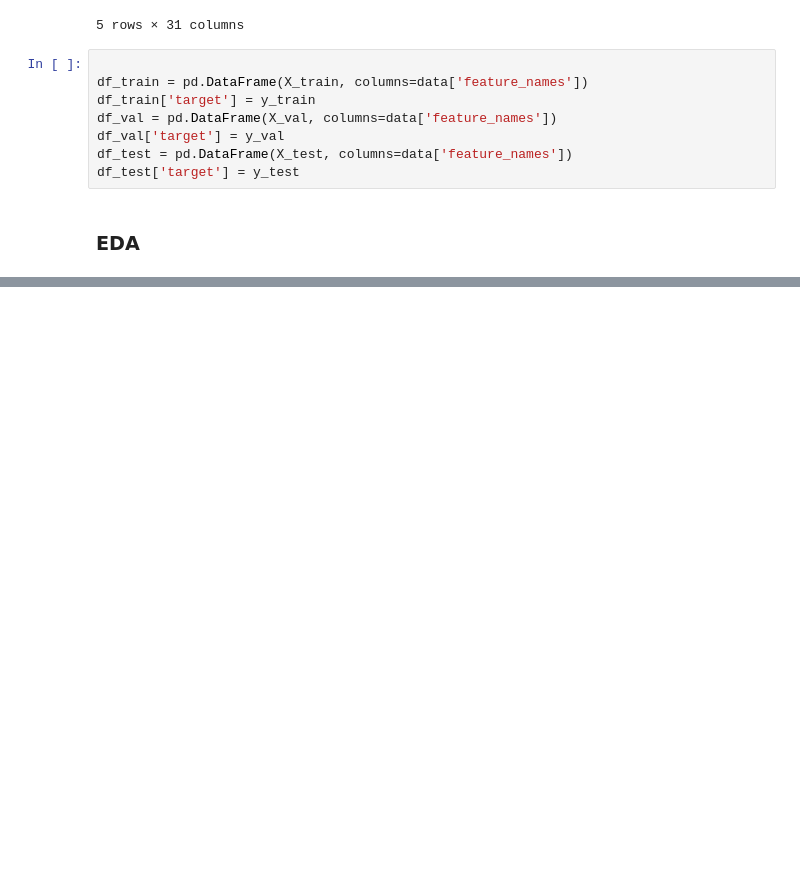
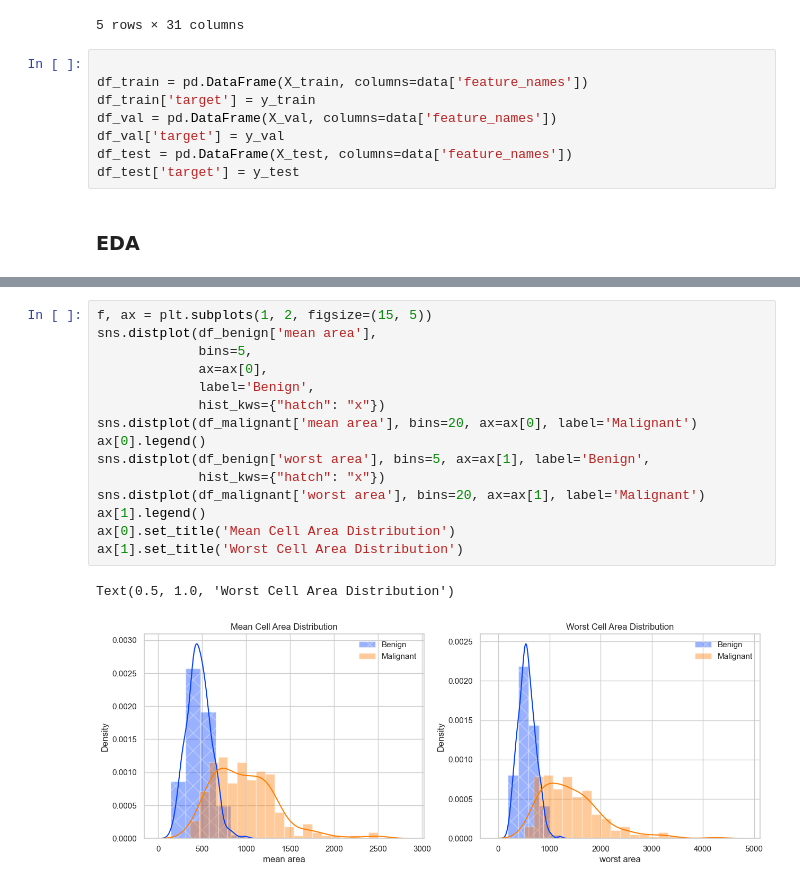
Before and after one commit to sguys99/self-study, a Jupyter notebook: xai/xai_book/ch04/ch04.ipynb, the cells around one changed output, grey strips where cells are left out. Saved outputs shown, nothing was run; the diff lists cells and outputs as text; blank space fills up the shorter version.

```diff
--- a/xai/xai_book/ch04/ch04.ipynb
+++ b/xai/xai_book/ch04/ch04.ipynb
@@ -154,0 +192,18 @@ df_test['target'] = y_test
+# %%
+f, ax = plt.subplots(1, 2, figsize=(15, 5))
+sns.distplot(df_benign['mean area'],
+             bins=5,
+             ax=ax[0],
+             label='Benign',
+             hist_kws={"hatch": "x"})
+sns.distplot(df_malignant['mean area'], bins=20, ax=ax[0], label='Malignant')
+ax[0].legend()
+sns.distplot(df_benign['worst area'], bins=5, ax=ax[1], label='Benign',
+             hist_kws={"hatch": "x"})
+sns.distplot(df_malignant['worst area'], bins=20, ax=ax[1], label='Malignant')
+ax[1].legend()
+ax[0].set_title('Mean Cell Area Distribution')
+ax[1].set_title('Worst Cell Area Distribution')
+# %% [output]
+Text(0.5, 1.0, 'Worst Cell Area Distribution')
+[figure, added]
```
Also changed, not shown: parts of 37 cells of this notebook, 9 other files.
